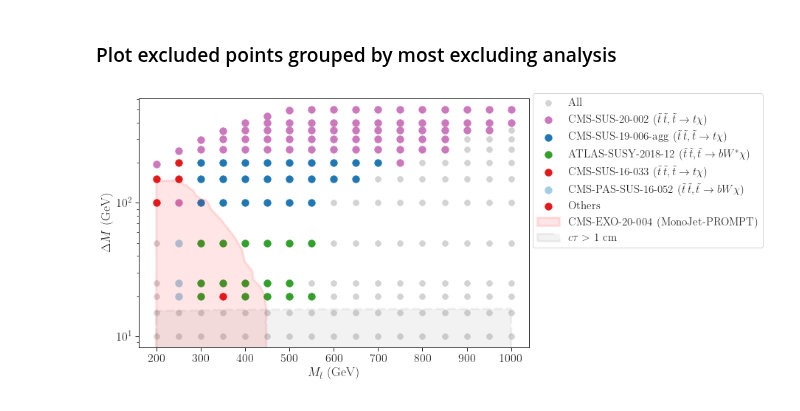
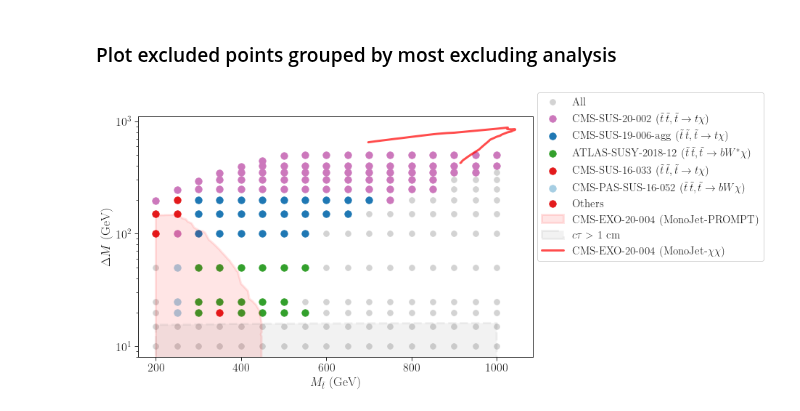
Before and after one commit to andlessa/SMStoEFT, a Jupyter notebook: notebooks/plots-SModelSScan.ipynb, the cells around one changed output. Drawn from its saved outputs; the diff is of its cells as text; code cells hidden in the pictures.

Commit message:
Added diagrams

```diff
--- a/notebooks/plots-SModelSScan.ipynb
+++ b/notebooks/plots-SModelSScan.ipynb
@@ -136,7 +136,8 @@ for ana in excluded['label'].unique():
 # %% [markdown]
 ### Get monojet exclusion curve
 # %%
-monoJet = np.genfromtxt('./monojet_curve.csv',delimiter=',',skip_header=1)
+monoJet = np.genfromtxt('./monojet_curve_sms.csv',delimiter=',',skip_header=1)
+monoJetChi = np.genfromtxt('./monojet_curve_dmeft.csv',delimiter=',',skip_header=1)
 # %%
 from itertools import product
 from scipy.interpolate import griddata
@@ -203,32 +204,36 @@ for ana in plottingOrder:
         otherLabel = None #suppress repeated label
     else:
         color = colorDict[ana]
         label = convertLabel(ana)
         plt.scatter(x,y,color=color,label=label,s=90)
 
 # Add exclusion curves
 plt.fill_between(monoJet[0],monoJet[0]-monoJet[1],label='CMS-EXO-20-004 (MonoJet-PROMPT)',linewidth=3,
                  linestyle='-',color='red',alpha=0.1)
+plt.plot(monoJetChi[0],monoJetChi[0]-monoJetChi[1],label=r'CMS-EXO-20-004 (MonoJet-$\chi\chi$)',linewidth=3,
+                 linestyle='-',color='red',alpha=0.7)
+
 
 # Metastable curve
 plt.fill_between(ctau1cm[:,0],ctau1cm[:,1],label=r'$c\tau >$ 1 cm',linewidth=3,
                  linestyle='--',color='gray',alpha=0.1)
+
 # offExc = excCurves['CMS-EXO-19-010 (TDTM1F,TDTM2F)']
 # c = colorDict['CMS-EXO-19-010 (TDTM1F,TDTM2F)']
 # plt.plot(offExc[:,0],offExc[:,1],label='CMS-EXO-19-010 (DT)',linewidth=3,linestyle='--',color='black')
 
 lgd = plt.legend(loc=(1.01,0.4), framealpha=1.,fontsize=15)
 plt.yscale('log')
 # plt.ylim(1,200)
 # plt.ylim(1e-2,0.1)
 # plt.xlim(0,1000)
 # plt.xticks([0,200.,300.,400.,450.,500.,550.])
 # plt.grid()
 plt.xlabel(r'$M_{\tilde{t}}$ (GeV)')
 plt.ylabel(r'$\Delta M$ (GeV)')
 # plt.yticks([1e-16,1e-14,1e-12,1e-10,1e-8,1e-6,1e-4,1e-2,1e0])
 plt.tight_layout()
-plt.savefig('stop_exclusion_deltaM.png')
+# plt.savefig('stop_exclusion_deltaM.png')
 plt.show()
 # %% [output]
-[figure, old version]
+[figure, new version]
```
Also changed, not shown: parts of 1 cell of this notebook, 14 other files.
